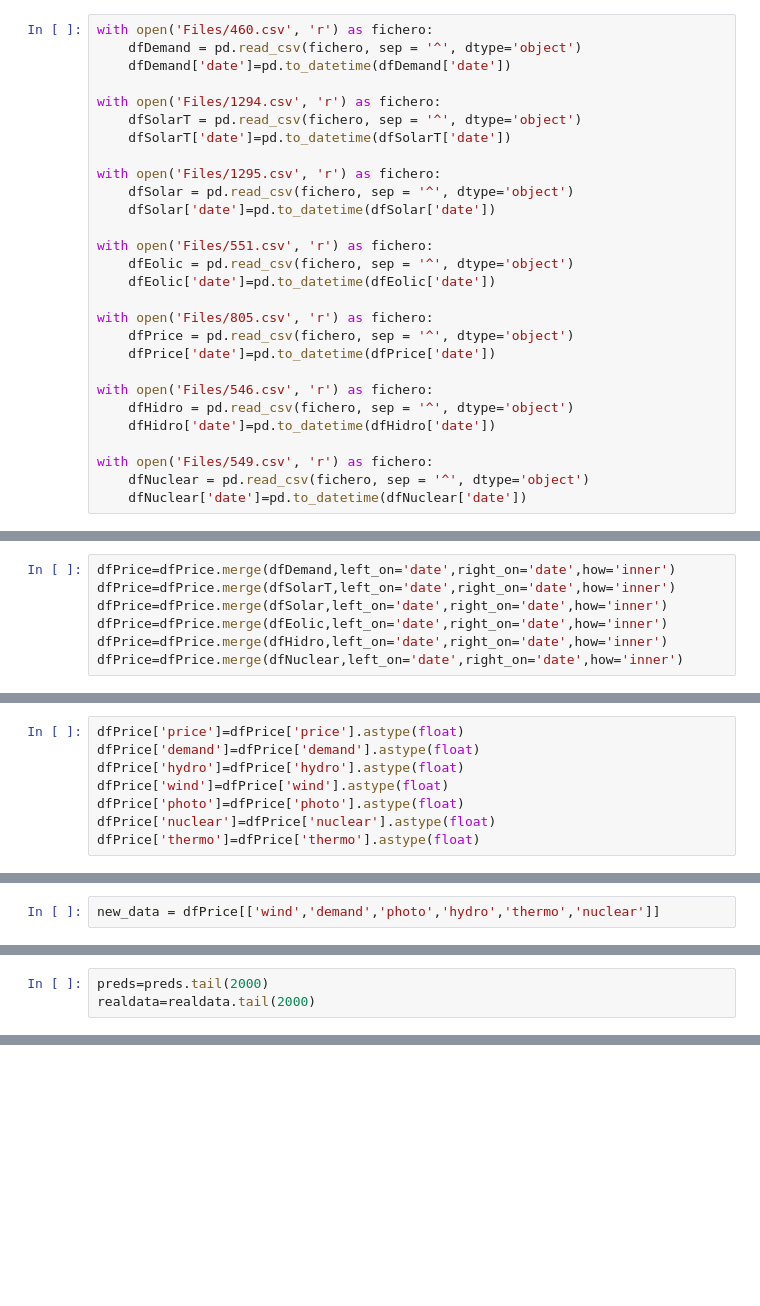
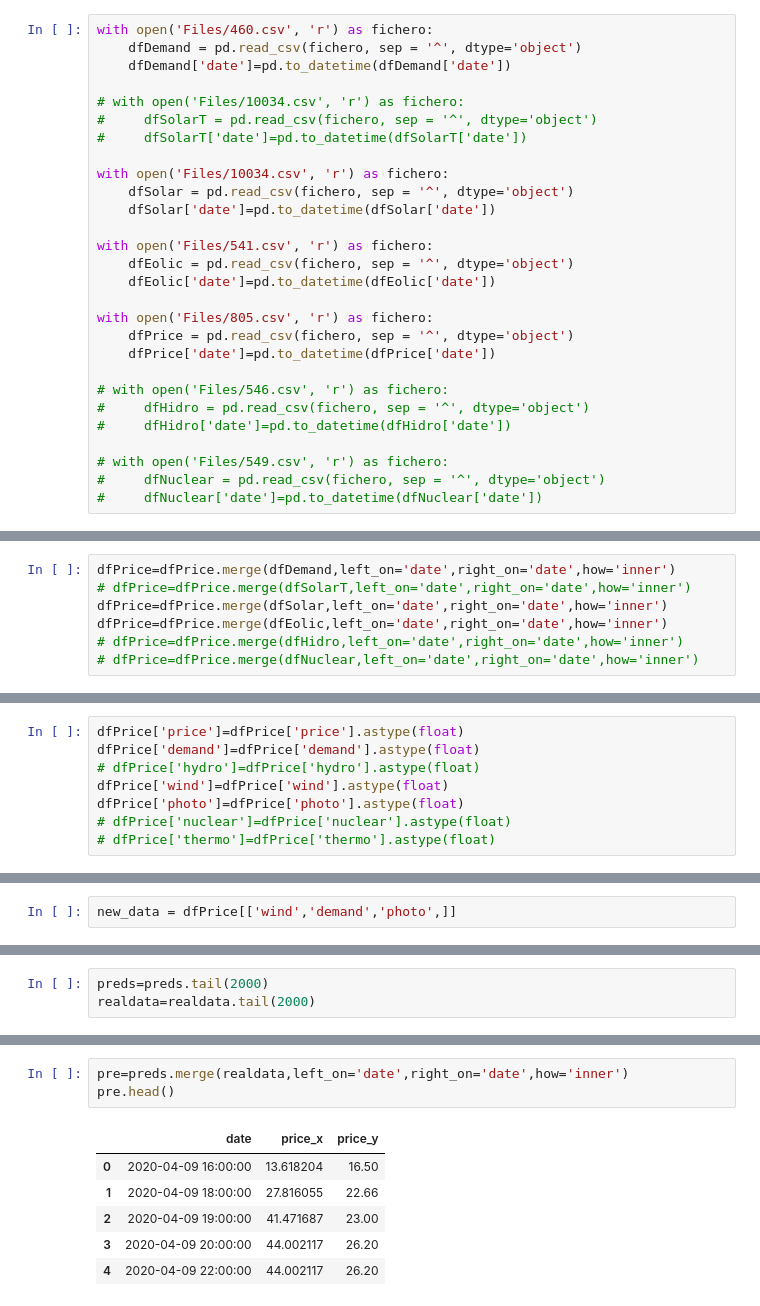
Before and after one commit to clagodmor/deep_price_forecast, a Jupyter notebook: DATA/Get_data.ipynb, the cells around one changed output, grey strips where cells are left out. Drawn from its saved outputs; the diff is of its cells as text; blank space fills up the shorter version.

```diff
--- a/DATA/Get_data.ipynb
+++ b/DATA/Get_data.ipynb
@@ -71,15 +86,15 @@ with open('Files/460.csv', 'r') as fichero:
     dfDemand = pd.read_csv(fichero, sep = '^', dtype='object')
     dfDemand['date']=pd.to_datetime(dfDemand['date'])
 
-with open('Files/1294.csv', 'r') as fichero:
-    dfSolarT = pd.read_csv(fichero, sep = '^', dtype='object')
-    dfSolarT['date']=pd.to_datetime(dfSolarT['date'])
+# with open('Files/10034.csv', 'r') as fichero:
+#     dfSolarT = pd.read_csv(fichero, sep = '^', dtype='object')
+#     dfSolarT['date']=pd.to_datetime(dfSolarT['date'])
 
-with open('Files/1295.csv', 'r') as fichero:
+with open('Files/10034.csv', 'r') as fichero:
     dfSolar = pd.read_csv(fichero, sep = '^', dtype='object')
     dfSolar['date']=pd.to_datetime(dfSolar['date'])
 
-with open('Files/551.csv', 'r') as fichero:
+with open('Files/541.csv', 'r') as fichero:
     dfEolic = pd.read_csv(fichero, sep = '^', dtype='object')
     dfEolic['date']=pd.to_datetime(dfEolic['date'])
 
@@ -87,12 +102,12 @@ with open('Files/805.csv', 'r') as fichero:
     dfPrice = pd.read_csv(fichero, sep = '^', dtype='object')
     dfPrice['date']=pd.to_datetime(dfPrice['date'])
 
-with open('Files/546.csv', 'r') as fichero:
-    dfHidro = pd.read_csv(fichero, sep = '^', dtype='object')
-    dfHidro['date']=pd.to_datetime(dfHidro['date'])
+# with open('Files/546.csv', 'r') as fichero:
+#     dfHidro = pd.read_csv(fichero, sep = '^', dtype='object')
+#     dfHidro['date']=pd.to_datetime(dfHidro['date'])
 
-with open('Files/549.csv', 'r') as fichero:
-    dfNuclear = pd.read_csv(fichero, sep = '^', dtype='object')
-    dfNuclear['date']=pd.to_datetime(dfNuclear['date'])
+# with open('Files/549.csv', 'r') as fichero:
+#     dfNuclear = pd.read_csv(fichero, sep = '^', dtype='object')
+#     dfNuclear['date']=pd.to_datetime(dfNuclear['date'])
 # %%
 dfDemand.sample(5)
@@ -107,9 +161,9 @@ dfNuclear.sample(5)
 # %%
 dfPrice=dfPrice.merge(dfDemand,left_on='date',right_on='date',how='inner')
-dfPrice=dfPrice.merge(dfSolarT,left_on='date',right_on='date',how='inner')
+# dfPrice=dfPrice.merge(dfSolarT,left_on='date',right_on='date',how='inner')
 dfPrice=dfPrice.merge(dfSolar,left_on='date',right_on='date',how='inner')
 dfPrice=dfPrice.merge(dfEolic,left_on='date',right_on='date',how='inner')
-dfPrice=dfPrice.merge(dfHidro,left_on='date',right_on='date',how='inner')
-dfPrice=dfPrice.merge(dfNuclear,left_on='date',right_on='date',how='inner')
+# dfPrice=dfPrice.merge(dfHidro,left_on='date',right_on='date',how='inner')
+# dfPrice=dfPrice.merge(dfNuclear,left_on='date',right_on='date',how='inner')
 # %%
 dfPrice.dtypes
@@ -116,11 +177,11 @@ dfPrice.dtypes
 # %%
 dfPrice['price']=dfPrice['price'].astype(float)
 dfPrice['demand']=dfPrice['demand'].astype(float)
-dfPrice['hydro']=dfPrice['hydro'].astype(float)
+# dfPrice['hydro']=dfPrice['hydro'].astype(float)
 dfPrice['wind']=dfPrice['wind'].astype(float)
 dfPrice['photo']=dfPrice['photo'].astype(float)
-dfPrice['nuclear']=dfPrice['nuclear'].astype(float)
-dfPrice['thermo']=dfPrice['thermo'].astype(float)
+# dfPrice['nuclear']=dfPrice['nuclear'].astype(float)
+# dfPrice['thermo']=dfPrice['thermo'].astype(float)
 # %%
 import xgboost as xgb
 from sklearn.model_selection import train_test_split
@@ -128,7 +189,7 @@ import matplotlib.pyplot as plt
 import seaborn as sns
 from sklearn.linear_model import LinearRegression
 # %%
-new_data = dfPrice[['wind','demand','photo','hydro','thermo','nuclear']]
+new_data = dfPrice[['wind','demand','photo',]]
 # %%
 X = new_data.values
 y = dfPrice['price'].values
@@ -224,0 +370,10 @@ alt.Chart(realdata).mark_line().encode(
+# %%
+pre=preds.merge(realdata,left_on='date',right_on='date',how='inner')
+pre.head()
+# %% [output]
+|  | date | price_x | price_y |
+| 0 | 2020-04-09 16:00:00 | 13.618204 | 16.50 |
+| 1 | 2020-04-09 18:00:00 | 27.816055 | 22.66 |
+| 2 | 2020-04-09 19:00:00 | 41.471687 | 23.00 |
+| 3 | 2020-04-09 20:00:00 | 44.002117 | 26.20 |
+| 4 | 2020-04-09 22:00:00 | 44.002117 | 26.20 |
```
Also changed, not shown: parts of 28 cells of this notebook, 2 other files.
